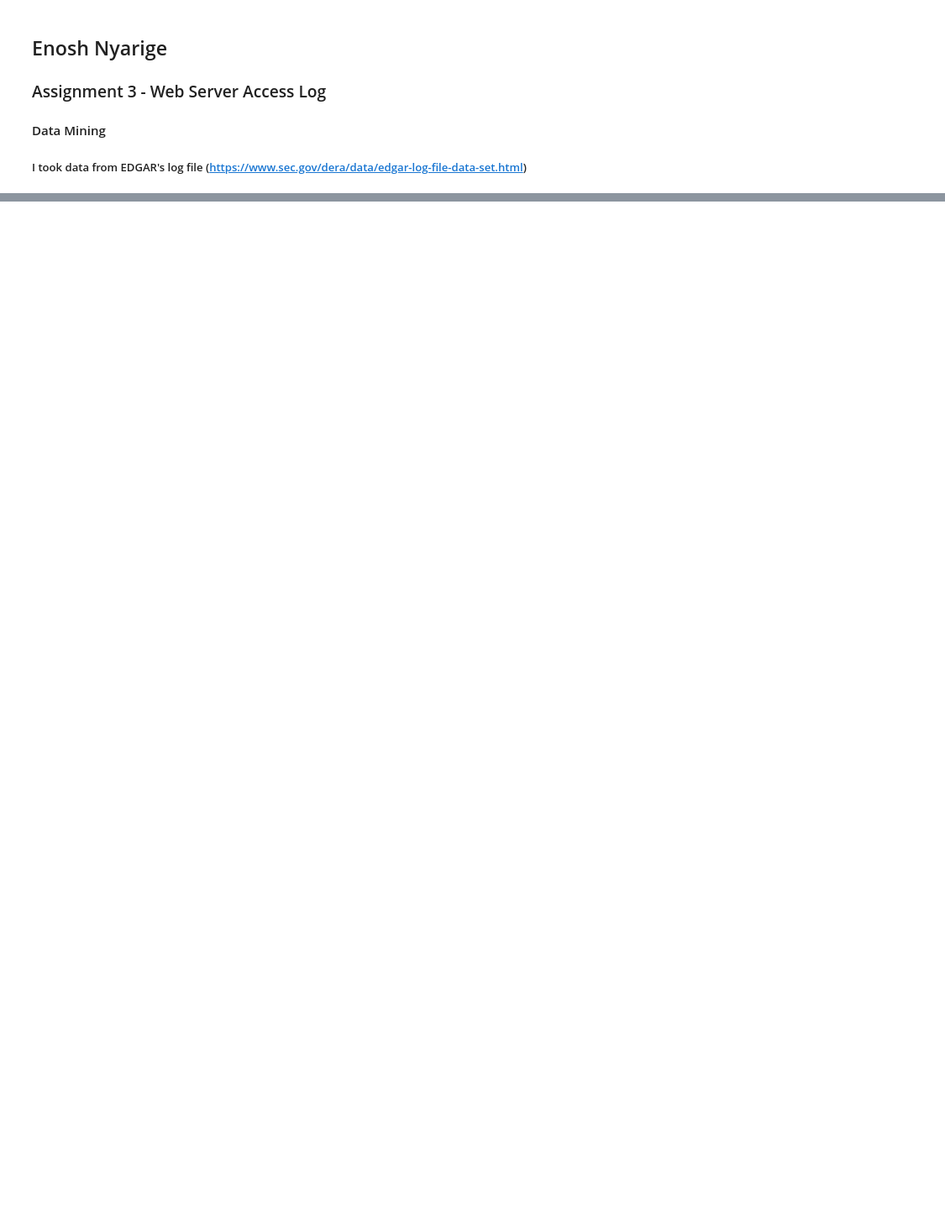
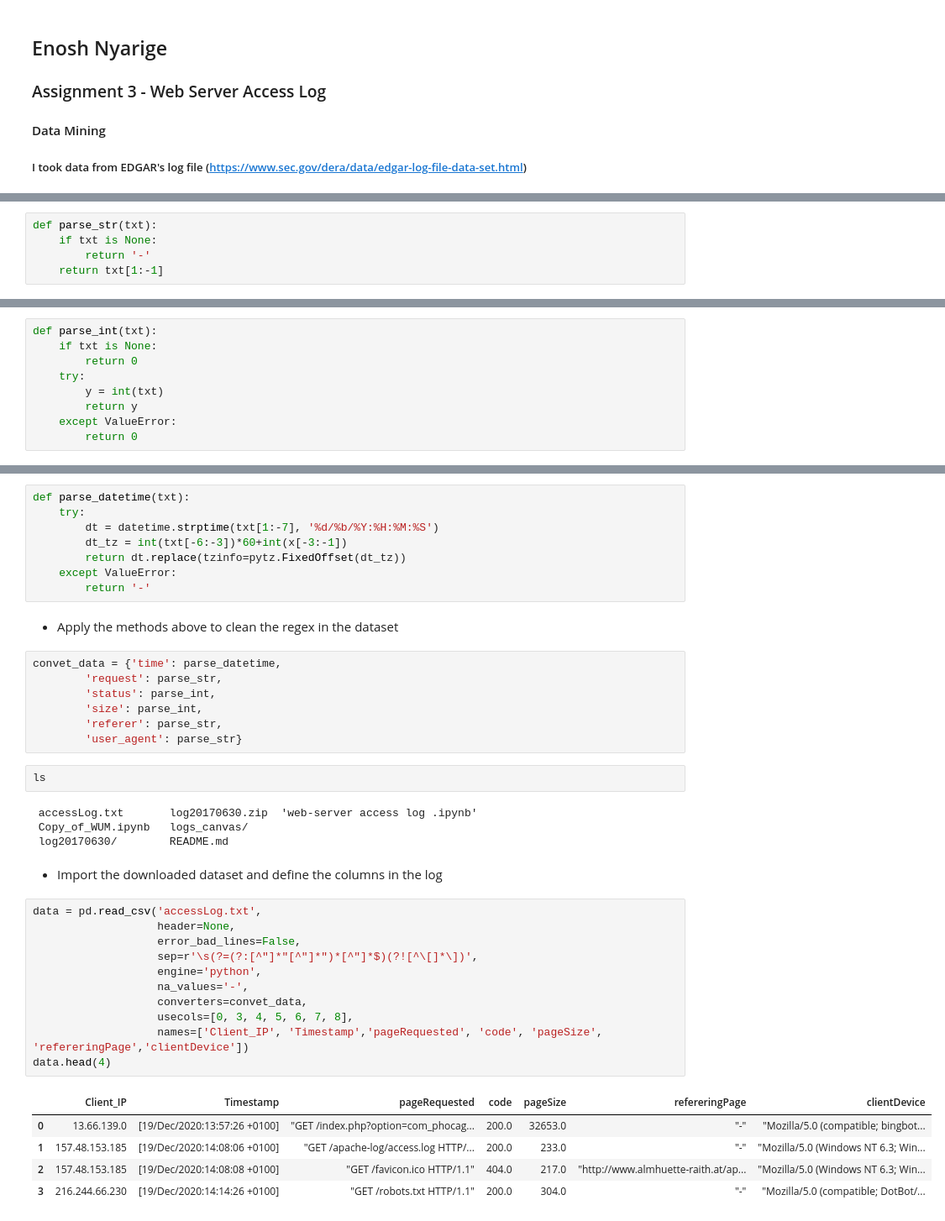
Before and after one commit to EnoshNyarige/assignment3-web-server-, a Jupyter notebook: web-server access log .ipynb, the cells around one changed output, grey strips where cells are left out. Shown at 84% size. Cells and saved outputs as stored; diff of their text form; blank space fills up the shorter version.

```diff
--- a/web-server access log .ipynb
+++ b/web-server access log .ipynb
@@ -43,0 +17,5 @@ txt = pd.re
+# %%
+def parse_str(txt):
+    if txt is None:
+        return '-'
+    return txt[1:-1]
@@ -43,0 +24,9 @@ txt = pd.re
+# %%
+def parse_int(txt):
+    if txt is None:
+        return 0
+    try:
+        y = int(txt)
+        return y
+    except ValueError:
+        return 0
@@ -43,0 +35,42 @@ txt = pd.re
+# %%
+def parse_datetime(txt):
+    try:
+        dt = datetime.strptime(txt[1:-7], '%d/%b/%Y:%H:%M:%S')
+        dt_tz = int(txt[-6:-3])*60+int(x[-3:-1])
+        return dt.replace(tzinfo=pytz.FixedOffset(dt_tz))
+    except ValueError:
+        return '-'
+# %% [markdown]
+- Apply the methods above to clean the regex in the dataset
+# %%
+convet_data = {'time': parse_datetime,
+        'request': parse_str,
+        'status': parse_int,
+        'size': parse_int,
+        'referer': parse_str,
+        'user_agent': parse_str}
+# %%
+ls
+# %% [output]
+ accessLog.txt       log20170630.zip  'web-server access log .ipynb'
+ Copy_of_WUM.ipynb   logs_canvas/
+ log20170630/        README.md
+# %% [markdown]
+- Import the downloaded dataset and define the columns in the log
+# %%
+data = pd.read_csv('accessLog.txt',
+                   header=None,
+                   error_bad_lines=False,
+                   sep=r'\s(?=(?:[^"]*"[^"]*")*[^"]*$)(?![^\[]*\])',
+                   engine='python',
+                   na_values='-',
+                   converters=convet_data,
+                   usecols=[0, 3, 4, 5, 6, 7, 8],
+                   names=['Client_IP', 'Timestamp','pageRequested', 'code', 'pageSize', 'refereringPage','clientDevice'])
+data.head(4)
+# %% [output]
+|  | Client_IP | Timestamp | pageRequested | code | pageSize | refereringPage | clientDevice |
+| 0 | 13.66.139.0 | [19/Dec/2020:13:57:26 +0100] | "GET /index.php?option=com_phocag... | 200.0 | 32653.0 | "-" | "Mozilla/5.0 (compatible; bingbot... |
+| 1 | 157.48.153.185 | [19/Dec/2020:14:08:06 +0100] | "GET /apache-log/access.log HTTP/... | 200.0 | 233.0 | "-" | "Mozilla/5.0 (Windows NT 6.3; Win... |
+| 2 | 157.48.153.185 | [19/Dec/2020:14:08:08 +0100] | "GET /favicon.ico HTTP/1.1" | 404.0 | 217.0 | "http://www.almhuette-raith.at/ap... | "Mozilla/5.0 (Windows NT 6.3; Win... |
+| 3 | 216.244.66.230 | [19/Dec/2020:14:14:26 +0100] | "GET /robots.txt HTTP/1.1" | 200.0 | 304.0 | "-" | "Mozilla/5.0 (compatible; DotBot/... |
```
Also changed, not shown: parts of 31 cells of this notebook.
